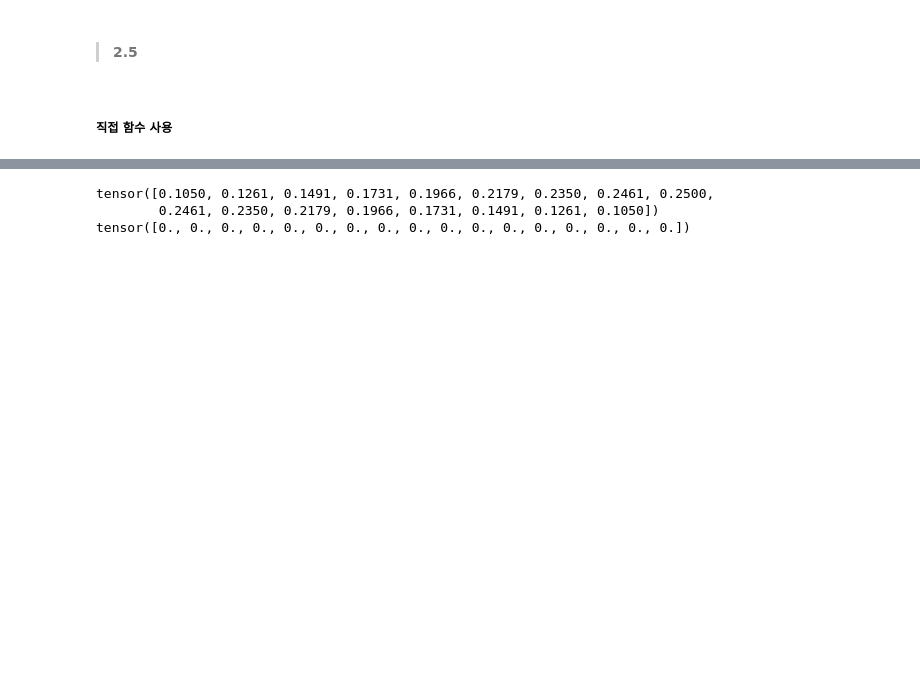
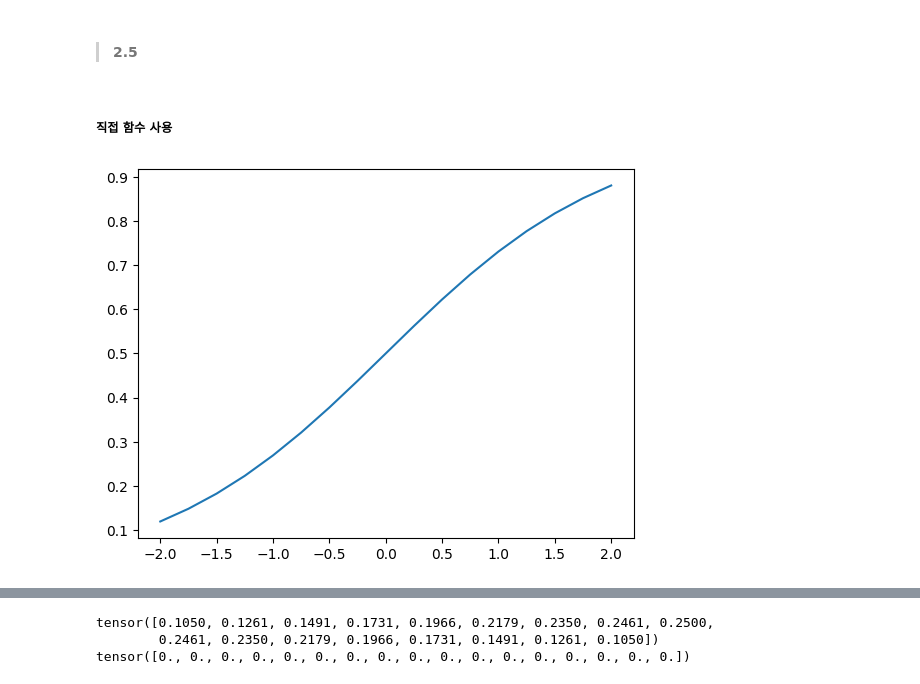
Before and after one commit to ben8169/Study, a Jupyter notebook: AI/Pytorch_Deeplearning_Project/02.ipynb, the cells around one changed output, grey strips where cells are left out. Saved outputs shown, nothing was run; the diff lists cells and outputs as text; code cells hidden in the pictures; blank space fills up the shorter version.

```diff
--- a/AI/Pytorch_Deeplearning_Project/02.ipynb
+++ b/AI/Pytorch_Deeplearning_Project/02.ipynb
@@ -215,8 +219,10 @@ y = 1/(1+torch.exp(-x))
 # z = sum(y)
 z = y.sum()
 # %%
-# plt.plot(x.data,y.data)
-# plt.show()
+plt.plot(x.data,y.data)
+plt.show()
+# %% [output]
+[figure, added]
 # %%
 g = make_dot(z, params={'x': x})
 display(g)
```
Also changed, not shown: parts of 7 cells of this notebook, 2 other files.
